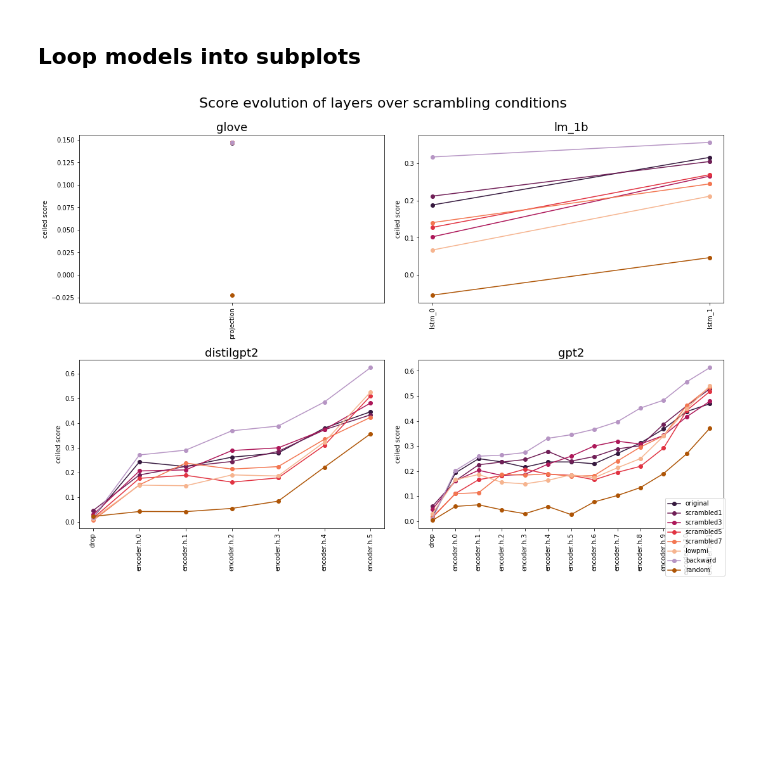
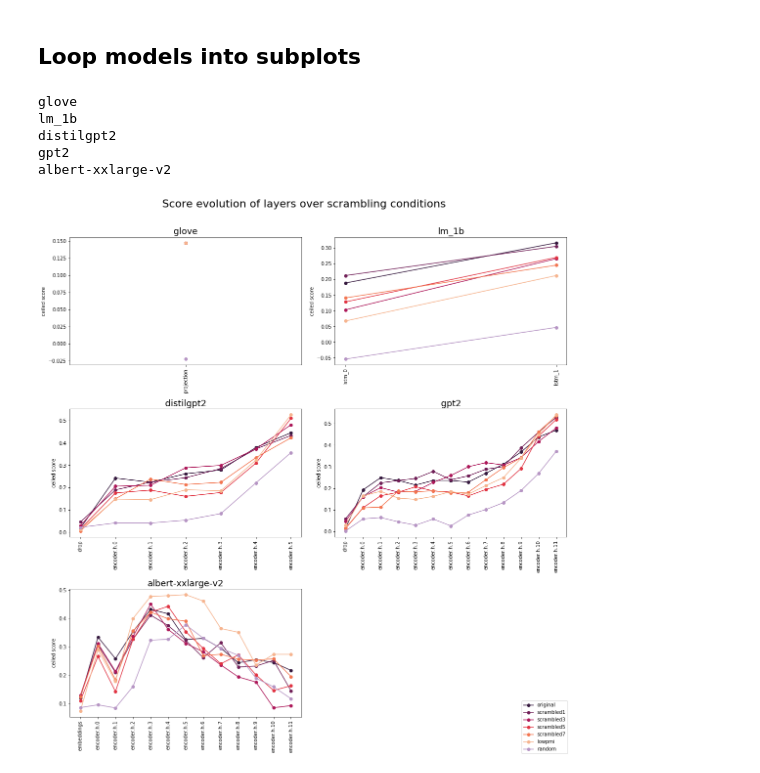
Before and after one commit to eghbalhosseini/neural-nlp-1, a Jupyter notebook: neural_nlp/analyze/neural-scrambled/match-to-brain.ipynb, the cells around one changed output. Saved outputs shown, nothing was run; the diff lists cells and outputs as text; code cells hidden in the pictures; blank space fills up the shorter version.

```diff
--- a/neural_nlp/analyze/neural-scrambled/match-to-brain.ipynb
+++ b/neural_nlp/analyze/neural-scrambled/match-to-brain.ipynb
@@ -257,10 +269,17 @@ def get_all_layers(model_identifier):
             result = result['data']
             layer_list = np.unique(result.layer)
             #order double-digit layers at end of list
-            double_digits = [elm for elm in layer_list if 'encoder.h.' in elm and len(elm.split('.h.')[-1]) > 1]
+            double_digits = []
+            if model_identifier in ['gpt2','distilgpt2']:
+                double_digits = [elm for elm in layer_list if 'encoder.h.' in elm and len(elm.split('.h.')[-1]) > 1]
+            if model_identifier == 'albert-xxlarge-v2':
+                double_digits = [elm for elm in layer_list if 'encoder.albert_layer_groups.' in elm and len(elm.split('.albert_layer_groups.')[-1]) > 1]
             layers = [e for e in layer_list if e not in double_digits] + double_digits
+            #shorten layer names
             if model_identifier == 'lm_1b':
                 layers = [layer.split('/')[1] for layer in layers]
+            if 'albert' in model_identifier:
+                layers = [re.sub('.albert_layer_groups.','.h.', layer) for layer in layers]
             return layers
             break
 # %%
@@ -324,6 +352,7 @@ def get_lineplots_loop(model_list,error_shading=False):
             if model_counter + 1 > nsubplots:
                 break
             else:
+                print(model_list[model_counter])
                 layers = get_all_layers(model_list[model_counter])
                 score_dict = get_score_dict(model_list[model_counter])
                 f2_ax.append(fig2.add_subplot(spec2[i, j]))
@@ -336,7 +365,7 @@ def get_lineplots_loop(model_list,error_shading=False):
                         f2_ax[-1].fill_between(x,np.array(score_dict[key]['score'])-np.array(score_dict[key]['error']), np.array(score_dict[key]['score'])+np.array(score_dict[key]['error']),facecolor=line_colors[counter],alpha=0.05)
                     counter += 1
 
-                conditions = list(distilgpt2_score_dict.keys())
+                conditions = list(score_dict.keys())
 
                 f2_ax[-1].set_title('{}'.format(model_list[model_counter]),fontsize=18)
                 f2_ax[-1].yaxis.set_label_text('ceiled score')
@@ -344,9 +373,13 @@ def get_lineplots_loop(model_list,error_shading=False):
                 model_counter += 1
     fig2.legend(conditions, loc='lower right')
 # %%
-get_lineplots_loop(['glove','lm_1b','distilgpt2','gpt2'])
-#with gpt2/alberta >> ValueError: x and y must have same first dimension, but have shapes (1,) and (13,)
+get_lineplots_loop(['glove','lm_1b','distilgpt2','gpt2','albert-xxlarge-v2'])
 #bert-large-uncased-whole-word-masking lowpmi condition missing
 # %% [output]
+glove
+lm_1b
+distilgpt2
+gpt2
+albert-xxlarge-v2
-[figure, old version]
+[figure, new version]
 # %%
```
Also changed, not shown: parts of 18 cells of this notebook, 1 other file.
